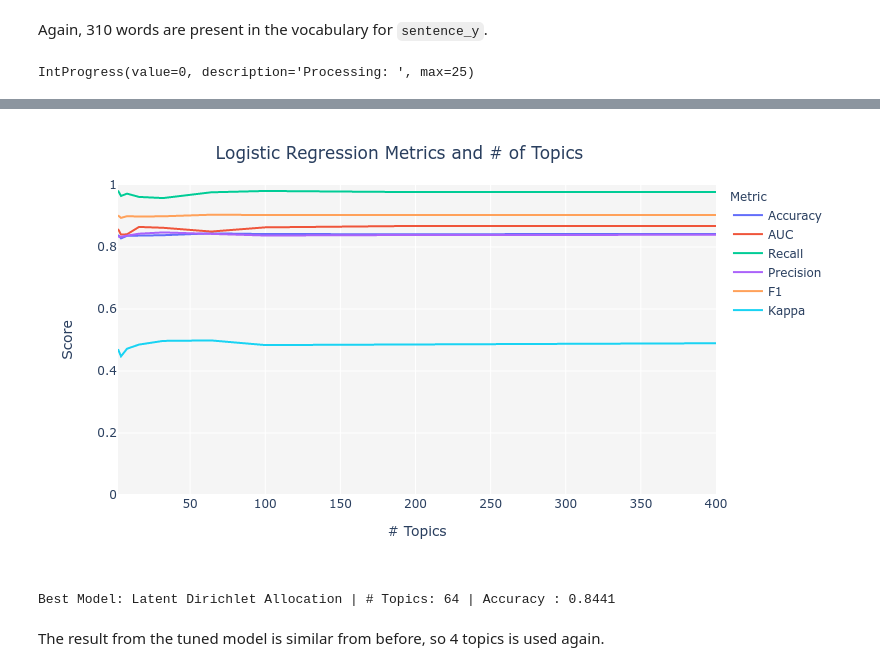
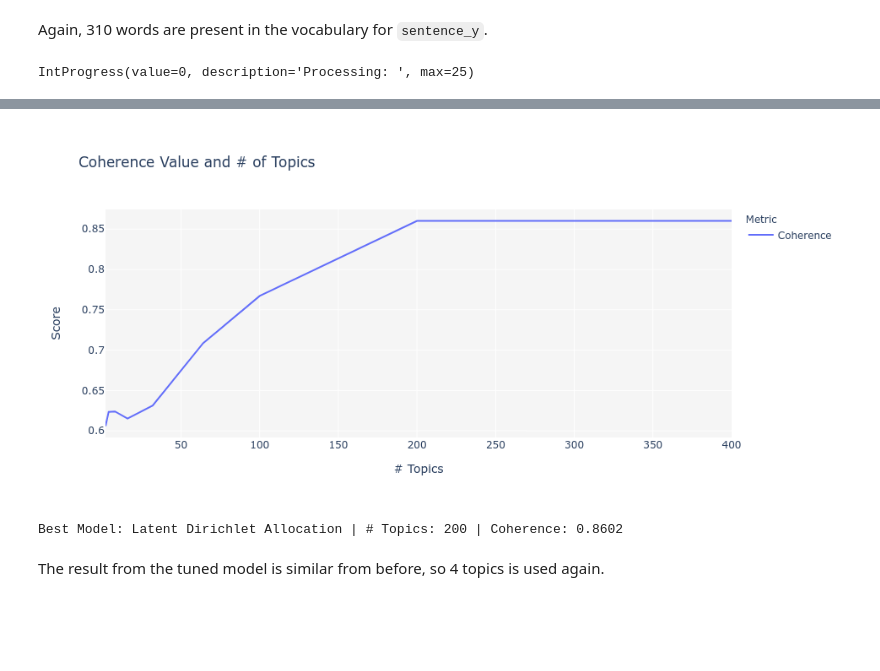
Before and after one commit to wilsonify/pycaret, a Jupyter notebook: examples/PyCaret 2 Text Similarity Classification.ipynb, the cells around one changed output, grey strips where cells are left out. Drawn from its saved outputs; the diff is of its cells as text; code cells hidden in the pictures; blank space fills up the shorter version.

```diff
--- a/examples/PyCaret 2 Text Similarity Classification.ipynb
+++ b/examples/PyCaret 2 Text Similarity Classification.ipynb
@@ -244,12 +279,12 @@ exp_y = setup(data=data, target='description_y', session_id=RANDOM_SEED)
 # %% [markdown]
 Again, 310 words are present in the vocabulary for `sentence_y`.
 # %%
-tuned_model_y = tune_model(model='lda', supervised_target='same_security')
+tuned_model_y = tune_model(model='lda', multi_core=True)
 # %% [output]
 IntProgress(value=0, description='Processing: ', max=25)
 [interactive output not drawn]
-[figure, old version]
+[figure, new version]
-Best Model: Latent Dirichlet Allocation | # Topics: 64 | Accuracy : 0.8441
+Best Model: Latent Dirichlet Allocation | # Topics: 200 | Coherence: 0.8602
 # %% [markdown]
 The result from the tuned model is similar from before, so 4 topics is used again.
 # %%
```
Also changed, not shown: parts of 28 cells of this notebook, 3 other files.
